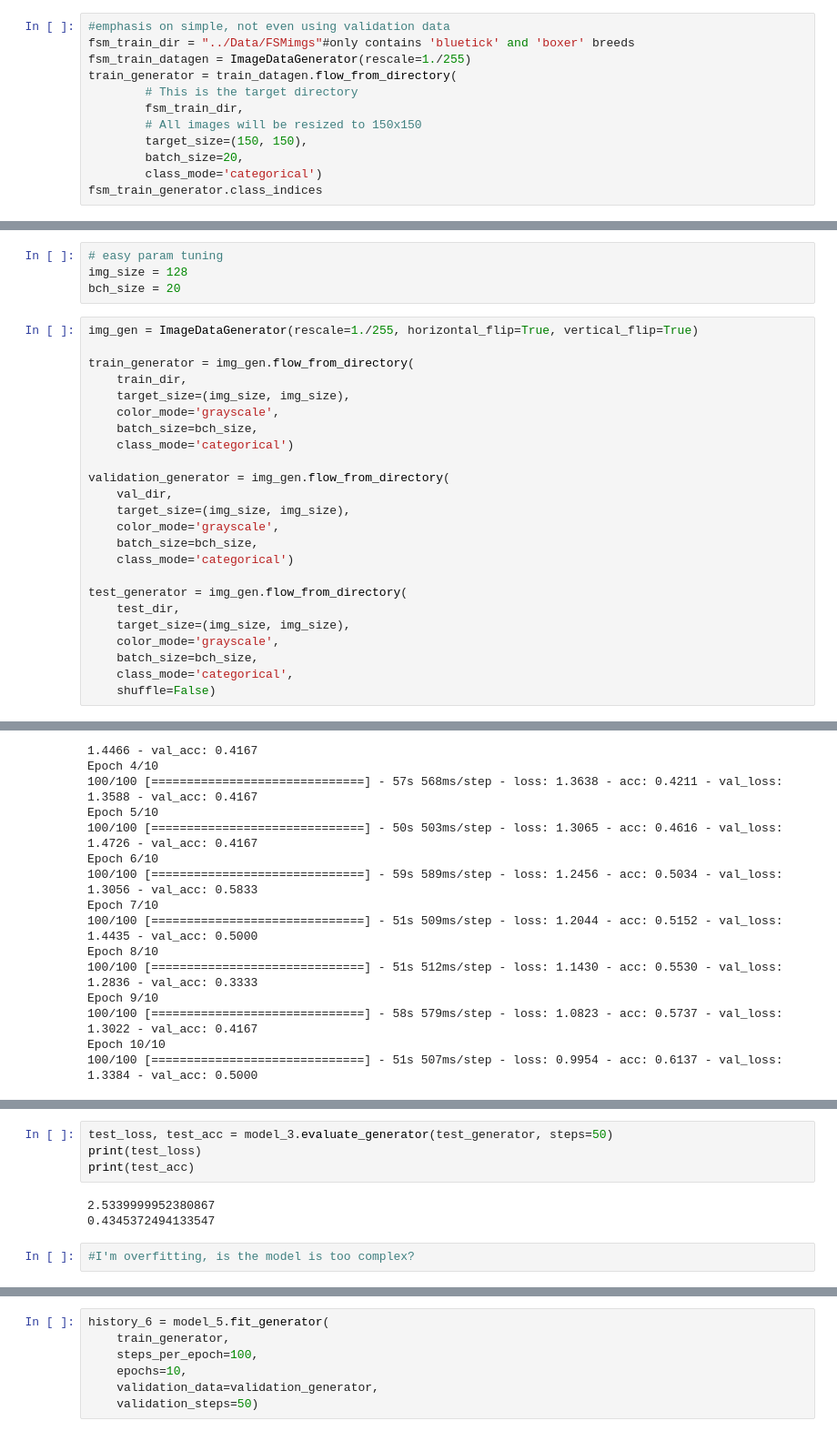
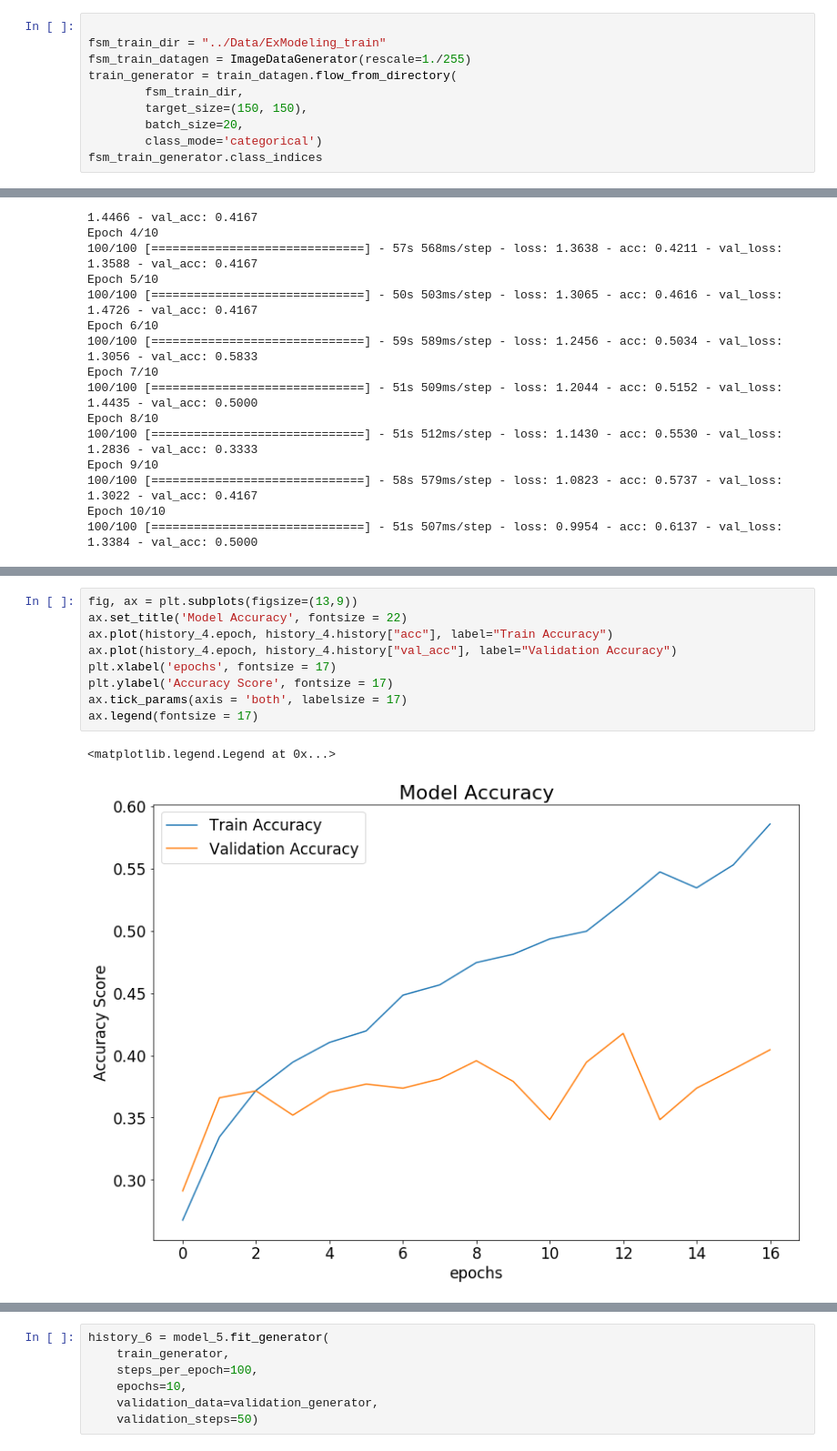
Before and after one commit to Booandlean/Fe_Final_Project, a Jupyter notebook: Notebooks/Modeling.ipynb, the cells around one changed output, grey strips where cells are left out. Shown at 91% size. Drawn from its saved outputs; the diff is of its cells as text.

```diff
--- a/Notebooks/Modeling.ipynb
+++ b/Notebooks/Modeling.ipynb
@@ -40,13 +77,11 @@ val_dir = "../Data/ExModeling_val"
 # %% [markdown]
 ## First Simple Model
 # %%
-#emphasis on simple, not even using validation data
-fsm_train_dir = "../Data/FSMimgs"#only contains 'bluetick' and 'boxer' breeds
+
+fsm_train_dir = "../Data/ExModeling_train"
 fsm_train_datagen = ImageDataGenerator(rescale=1./255)
 train_generator = train_datagen.flow_from_directory(
-        # This is the target directory
         fsm_train_dir,
-        # All images will be resized to 150x150
         target_size=(150, 150),
         batch_size=20,
         class_mode='categorical')
@@ -67,28 +98,0 @@ history = fsm_model.fit_generator(train_generator, steps_per_epoch=100, epochs=5
-# %%
-# easy param tuning
-img_size = 128
-bch_size = 20
-# %%
-img_gen = ImageDataGenerator(rescale=1./255, horizontal_flip=True, vertical_flip=True)
-
-train_generator = img_gen.flow_from_directory(
-    train_dir,
-    target_size=(img_size, img_size),
-    color_mode='grayscale',
-    batch_size=bch_size,
-    class_mode='categorical')
-
-validation_generator = img_gen.flow_from_directory(
-    val_dir,
-    target_size=(img_size, img_size),
-    color_mode='grayscale',
-    batch_size=bch_size,
-    class_mode='categorical')
-
-test_generator = img_gen.flow_from_directory(
-    test_dir,
-    target_size=(img_size, img_size),
-    color_mode='grayscale',
-    batch_size=bch_size,
-    class_mode='categorical',
-    shuffle=False)
@@ -284,9 +290,12 @@ Epoch 17/17
-# %%
-test_loss, test_acc = model_3.evaluate_generator(test_generator, steps=50)
-print(test_loss)
-print(test_acc)
-# %% [output]
-2.5339999952380867
-0.4345372494133547
-# %%
-#I'm overfitting, is the model is too complex?
+# %%
+fig, ax = plt.subplots(figsize=(13,9))
+ax.set_title('Model Accuracy', fontsize = 22)
+ax.plot(history_4.epoch, history_4.history["acc"], label="Train Accuracy")
+ax.plot(history_4.epoch, history_4.history["val_acc"], label="Validation Accuracy")
+plt.xlabel('epochs', fontsize = 17)
+plt.ylabel('Accuracy Score', fontsize = 17)
+ax.tick_params(axis = 'both', labelsize = 17)
+ax.legend(fontsize = 17)
+# %% [output]
+<matplotlib.legend.Legend at 0x...>
+[figure, added]
```
Also changed, not shown: parts of 62 cells of this notebook, 14 other files.
